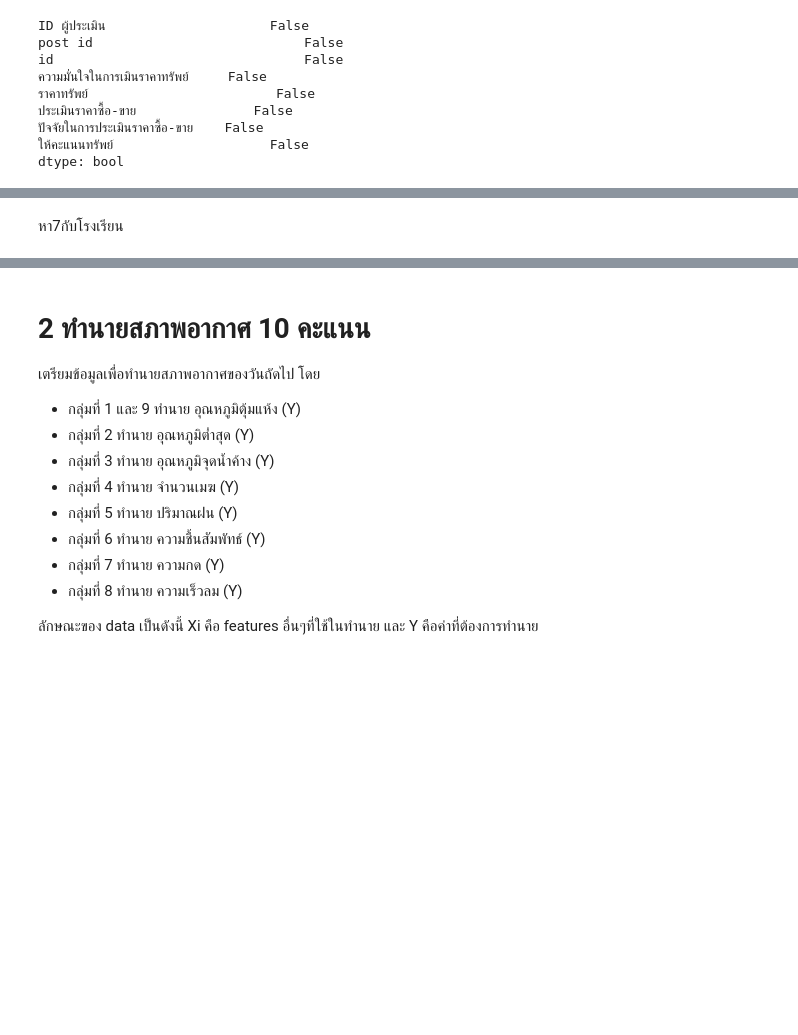
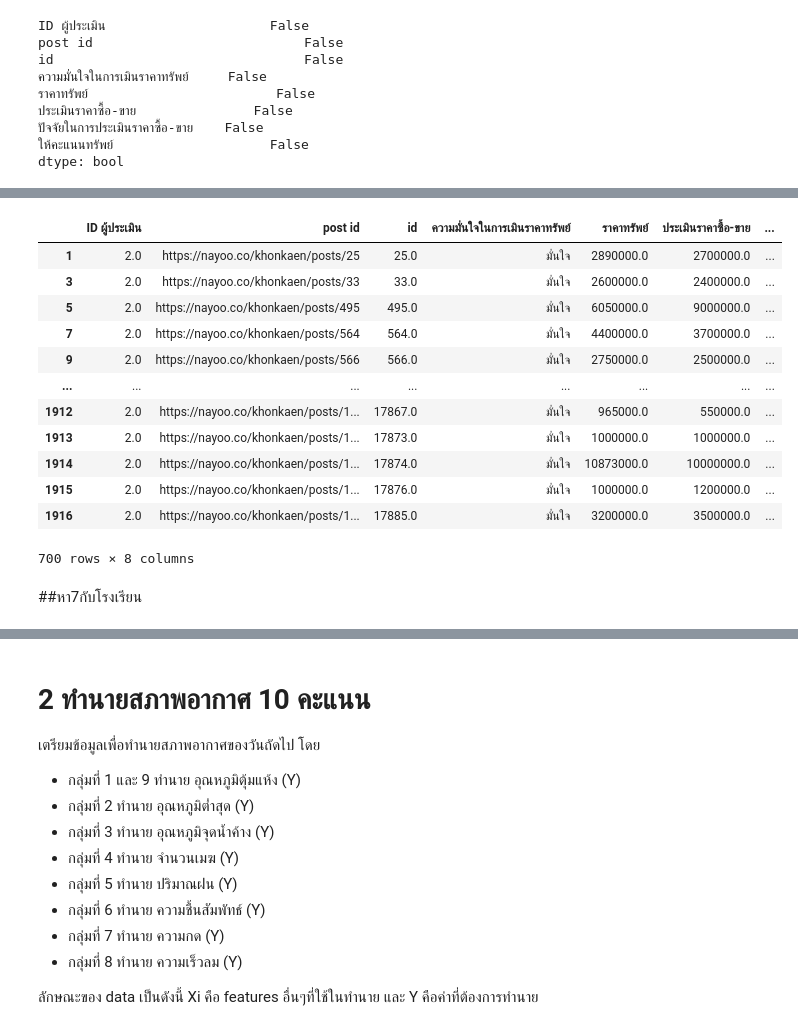
Before and after one commit to TungSoPon/bsc_dpdm22, a Jupyter notebook: midterm_dpdm22.ipynb, the cells around one changed output, grey strips where cells are left out. Drawn from its saved outputs; the diff is of its cells as text; code cells hidden in the pictures; blank space fills up the shorter version.

```diff
--- a/midterm_dpdm22.ipynb
+++ b/midterm_dpdm22.ipynb
@@ -288,5 +301,22 @@ estimate12.rename(columns={'ID': 'id'}, inplace=True)
+# %%
+EE2 = estimate1[estimate1['ID ผู้ประเมิน']==2]
+EE2
+# %% [output]
+|  | ID ผู้ประเมิน | post id | id | ความมั่นใจในการเมินราคาทรัพย์ | ราคาทรัพย์ | ประเมินราคาซื้อ-ขาย | ... |
+| 1 | 2.0 | https://nayoo.co/khonkaen/posts/25 | 25.0 | มั่นใจ | 2890000.0 | 2700000.0 | ... |
+| 3 | 2.0 | https://nayoo.co/khonkaen/posts/33 | 33.0 | มั่นใจ | 2600000.0 | 2400000.0 | ... |
+| 5 | 2.0 | https://nayoo.co/khonkaen/posts/495 | 495.0 | มั่นใจ | 6050000.0 | 9000000.0 | ... |
+| 7 | 2.0 | https://nayoo.co/khonkaen/posts/564 | 564.0 | มั่นใจ | 4400000.0 | 3700000.0 | ... |
+| 9 | 2.0 | https://nayoo.co/khonkaen/posts/566 | 566.0 | มั่นใจ | 2750000.0 | 2500000.0 | ... |
+| ... | ... | ... | ... | ... | ... | ... | ... |
+| 1912 | 2.0 | https://nayoo.co/khonkaen/posts/1... | 17867.0 | มั่นใจ | 965000.0 | 550000.0 | ... |
+| 1913 | 2.0 | https://nayoo.co/khonkaen/posts/1... | 17873.0 | มั่นใจ | 1000000.0 | 1000000.0 | ... |
+| 1914 | 2.0 | https://nayoo.co/khonkaen/posts/1... | 17874.0 | มั่นใจ | 10873000.0 | 10000000.0 | ... |
+| 1915 | 2.0 | https://nayoo.co/khonkaen/posts/1... | 17876.0 | มั่นใจ | 1000000.0 | 1200000.0 | ... |
+| 1916 | 2.0 | https://nayoo.co/khonkaen/posts/1... | 17885.0 | มั่นใจ | 3200000.0 | 3500000.0 | ... |
+700 rows × 8 columns
 # %% [markdown]
-หา7กับโรงเรียน
+##หา7กับโรงเรียน
 # %%
 def cal_seven_radius(seven_dist_list,radius):
     num = 0
```
Also changed, not shown: parts of 24 cells of this notebook.
